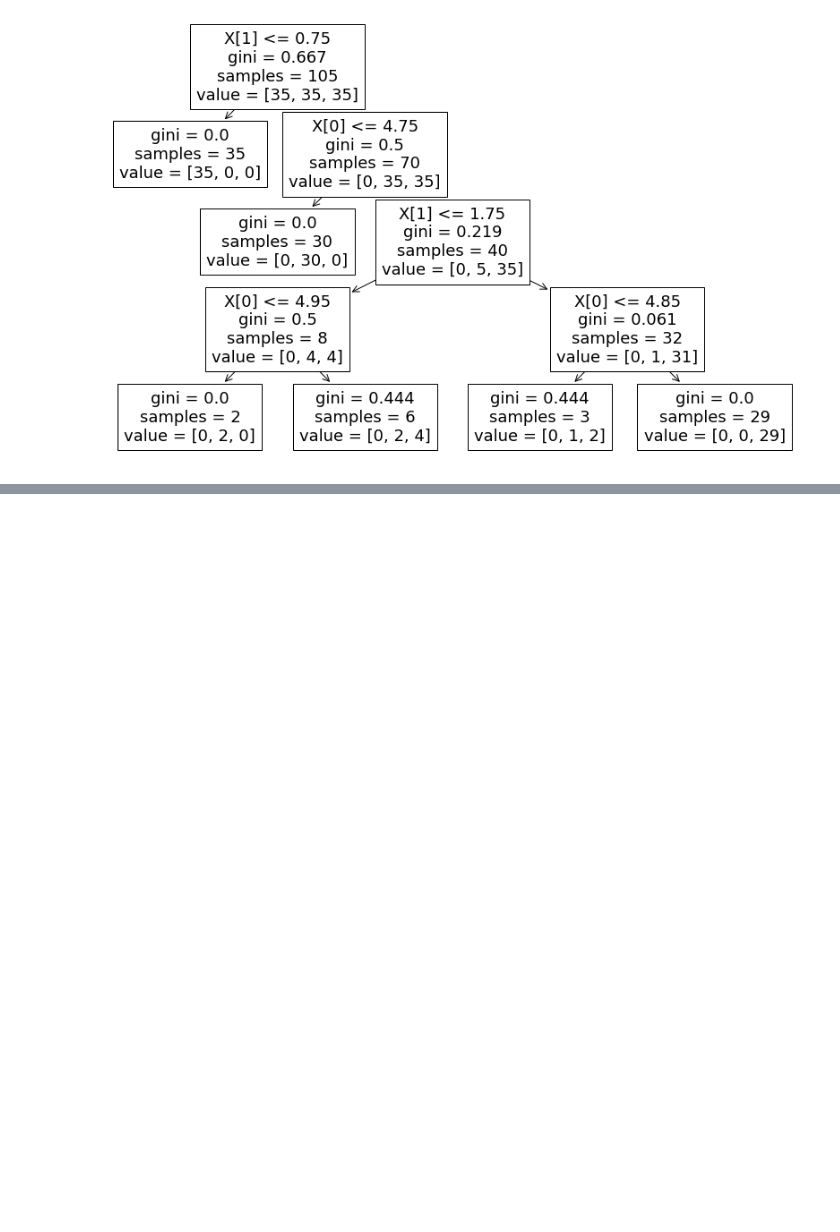
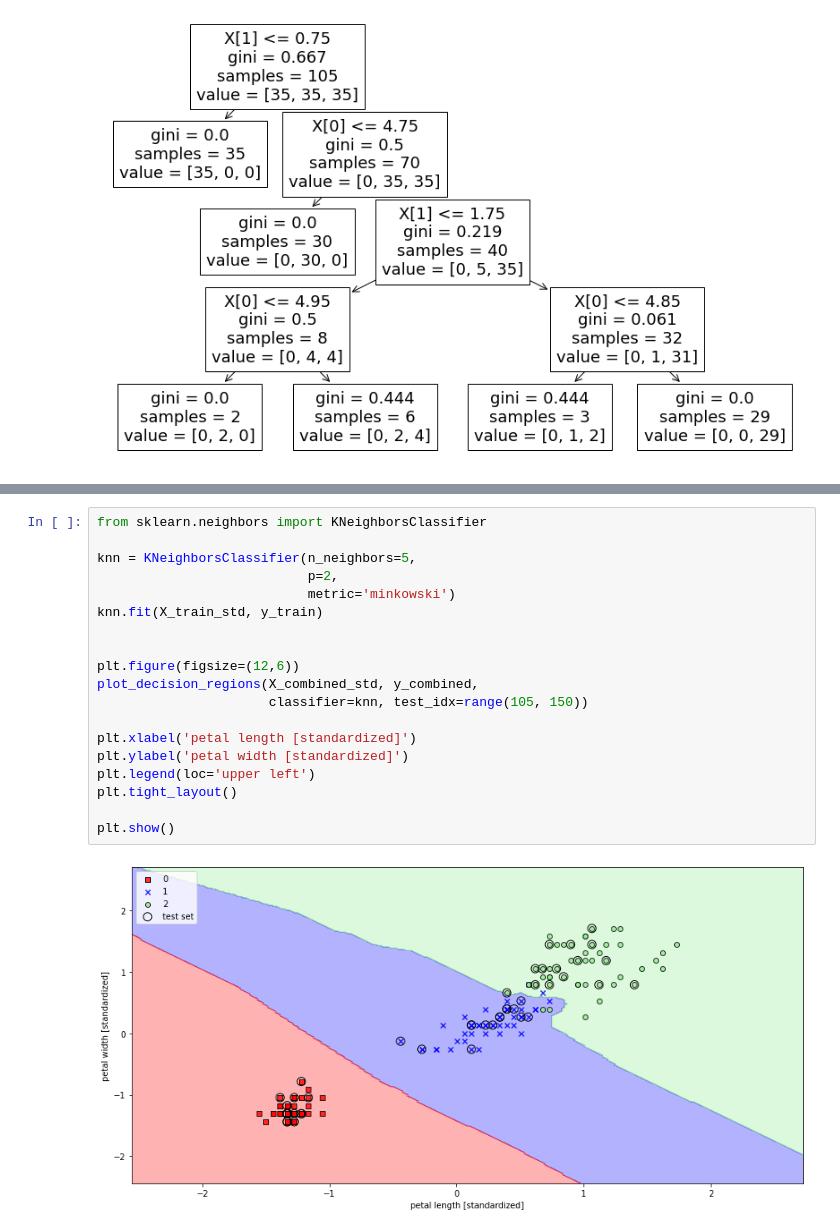
Before and after one commit to willianpina/Machine_Learning_Studies, a Jupyter notebook: Um tour pelos classificadores - scikit learn.ipynb, the cells around one changed output, grey strips where cells are left out. Saved outputs shown, nothing was run; the diff lists cells and outputs as text; blank space fills up the shorter version.

```diff
--- a/Um tour pelos classificadores - scikit learn.ipynb
+++ b/Um tour pelos classificadores - scikit learn.ipynb
@@ -465,0 +522,21 @@ Image(filename='tree.png', width=600)
+# %%
+from sklearn.neighbors import KNeighborsClassifier
+
+knn = KNeighborsClassifier(n_neighbors=5,
+                           p=2,
+                           metric='minkowski')
+knn.fit(X_train_std, y_train)
+
+
+plt.figure(figsize=(12,6))
+plot_decision_regions(X_combined_std, y_combined,
+                      classifier=knn, test_idx=range(105, 150))
+
+plt.xlabel('petal length [standardized]')
+plt.ylabel('petal width [standardized]')
+plt.legend(loc='upper left')
+plt.tight_layout()
+
+plt.show()
+# %% [output]
+[figure, added]
```
Also changed, not shown: parts of 7 cells of this notebook.
